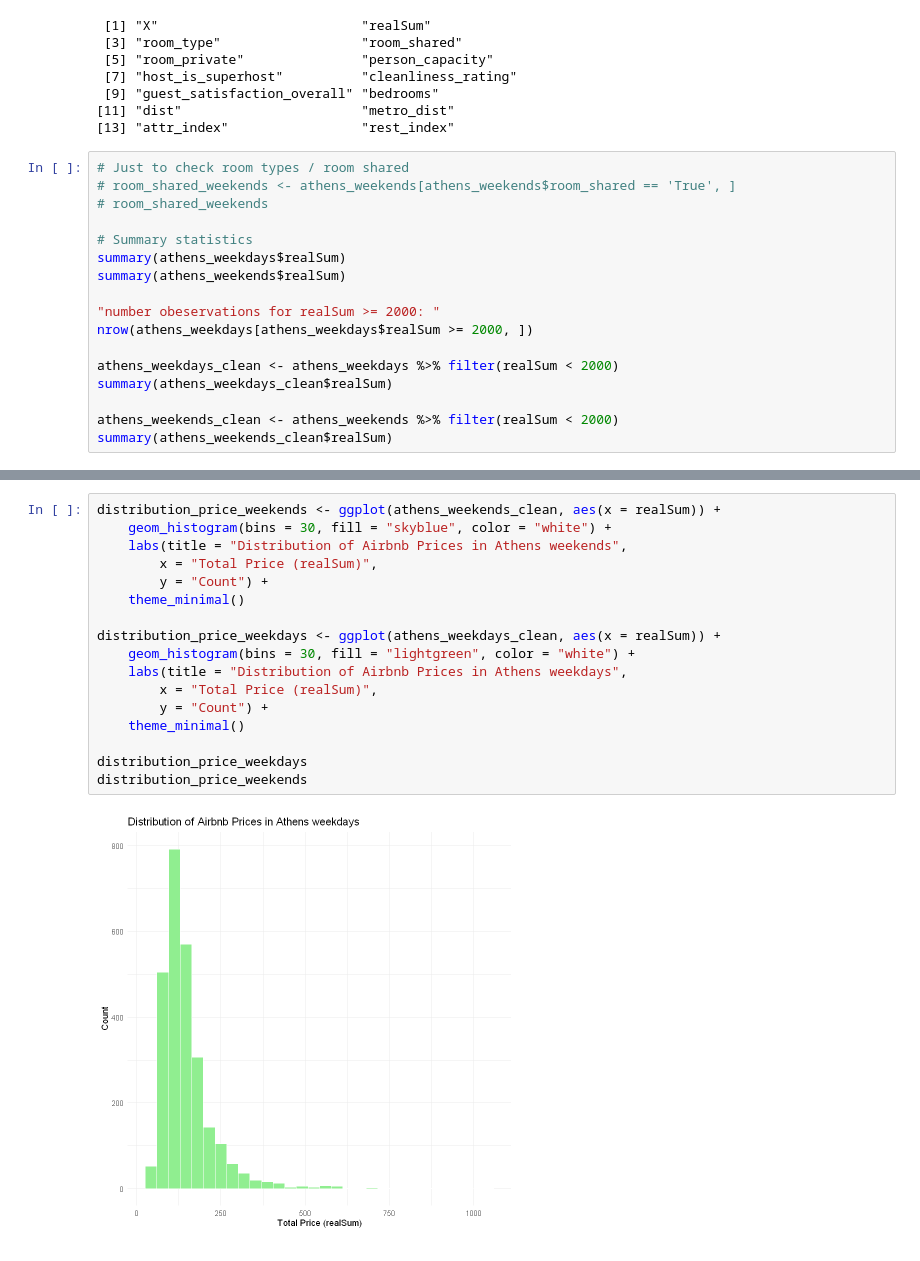
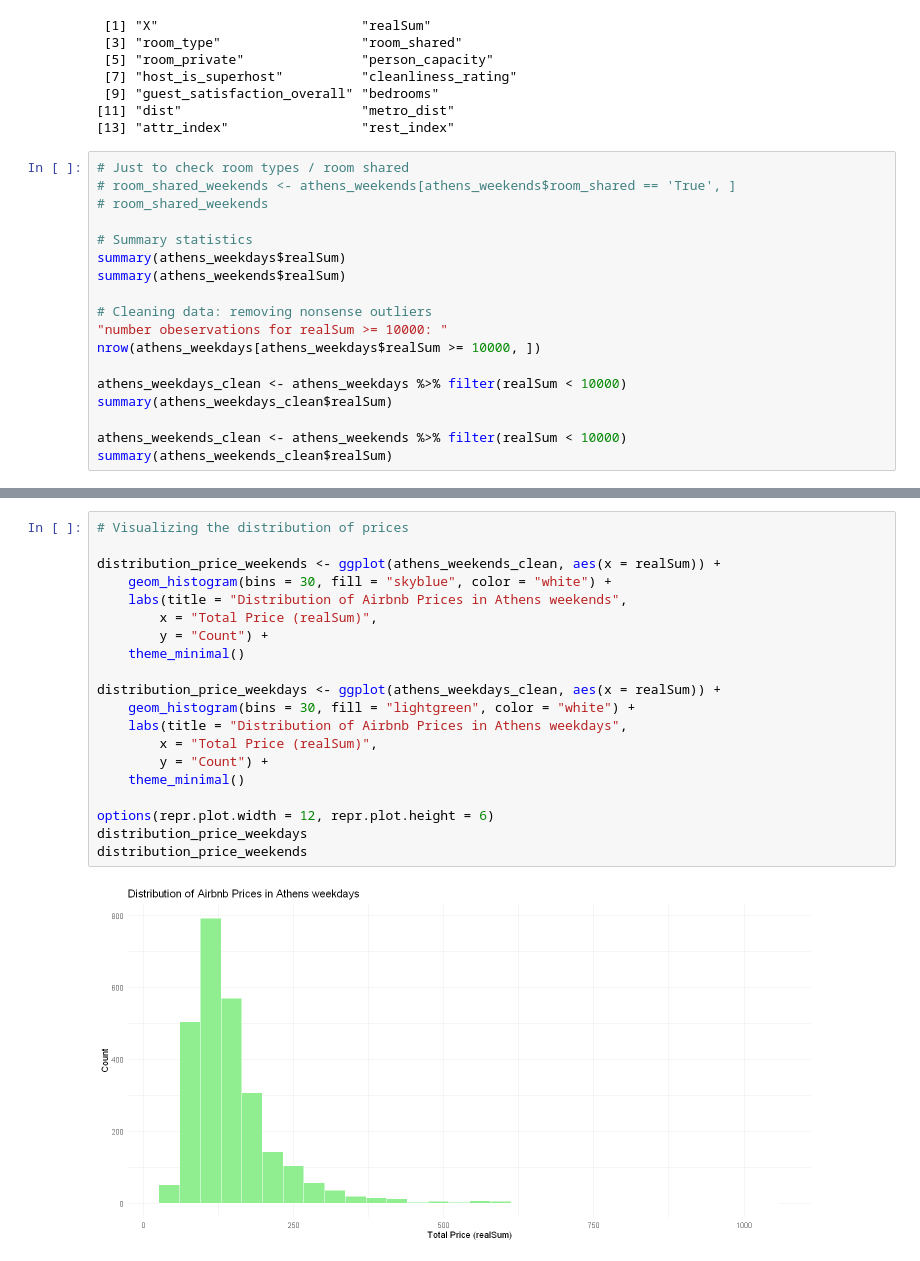
Before and after one commit to naksuu24/STAT301_Project, a Jupyter notebook: Assignment1.ipynb, the cells around one changed output, grey strips where cells are left out. Drawn from its saved outputs; the diff is of its cells as text.

```diff
--- a/Assignment1.ipynb
+++ b/Assignment1.ipynb
@@ -157,13 +159,14 @@ columns
 summary(athens_weekdays$realSum)
 summary(athens_weekends$realSum)
 
-"number obeservations for realSum >= 2000: "
-nrow(athens_weekdays[athens_weekdays$realSum >= 2000, ])
+# Cleaning data: removing nonsense outliers
+"number obeservations for realSum >= 10000: "
+nrow(athens_weekdays[athens_weekdays$realSum >= 10000, ])
 
-athens_weekdays_clean <- athens_weekdays %>% filter(realSum < 2000)
+athens_weekdays_clean <- athens_weekdays %>% filter(realSum < 10000)
 summary(athens_weekdays_clean$realSum)
 
-athens_weekends_clean <- athens_weekends %>% filter(realSum < 2000)
+athens_weekends_clean <- athens_weekends %>% filter(realSum < 10000)
 summary(athens_weekends_clean$realSum)
 # %% [output]
     Min.  1st Qu.   Median     Mean  3rd Qu.     Max.
@@ -177,21 +180,24 @@ summary(athens_weekends_clean$realSum)
    Min. 1st Qu.  Median    Mean 3rd Qu.    Max.
   42.88   98.66  127.72  147.58  171.54 1043.28
 # %%
+# Visualizing the distribution of prices
+
 distribution_price_weekends <- ggplot(athens_weekends_clean, aes(x = realSum)) +
     geom_histogram(bins = 30, fill = "skyblue", color = "white") +
     labs(title = "Distribution of Airbnb Prices in Athens weekends",
         x = "Total Price (realSum)",
         y = "Count") +
     theme_minimal()
 
 distribution_price_weekdays <- ggplot(athens_weekdays_clean, aes(x = realSum)) +
     geom_histogram(bins = 30, fill = "lightgreen", color = "white") +
     labs(title = "Distribution of Airbnb Prices in Athens weekdays",
         x = "Total Price (realSum)",
         y = "Count") +
     theme_minimal()
 
+options(repr.plot.width = 12, repr.plot.height = 6)
 distribution_price_weekdays
 distribution_price_weekends
 # %% [output]
-[figure, old version]
+[figure, new version]
```
Also changed, not shown: parts of 6 cells of this notebook, 1 other file.
